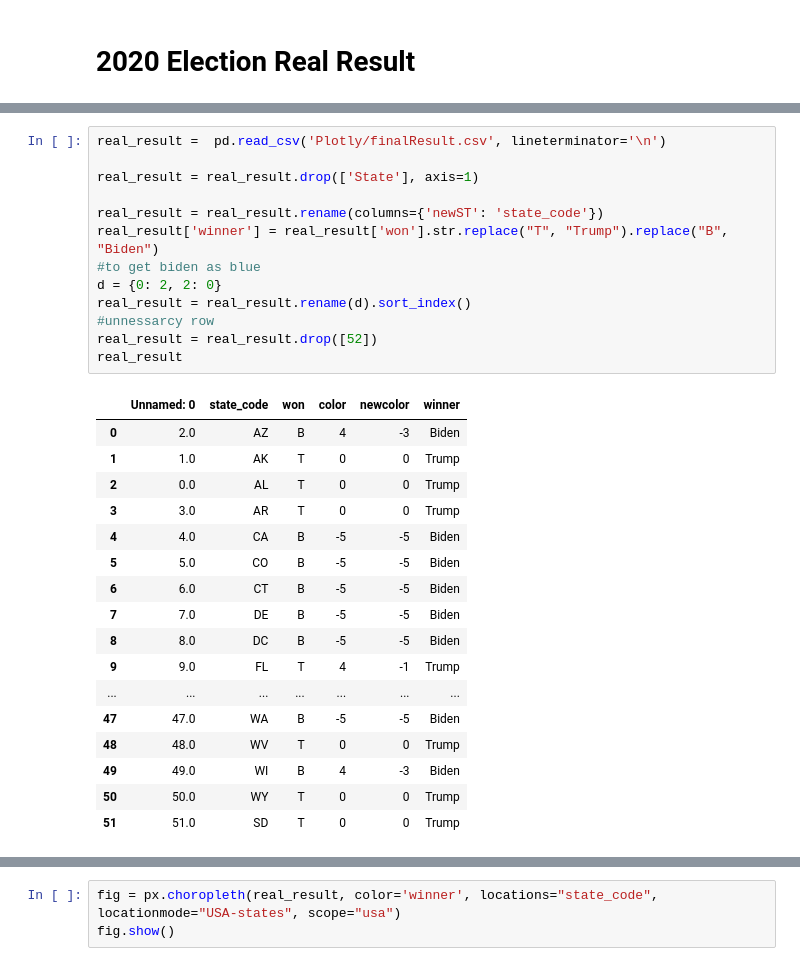
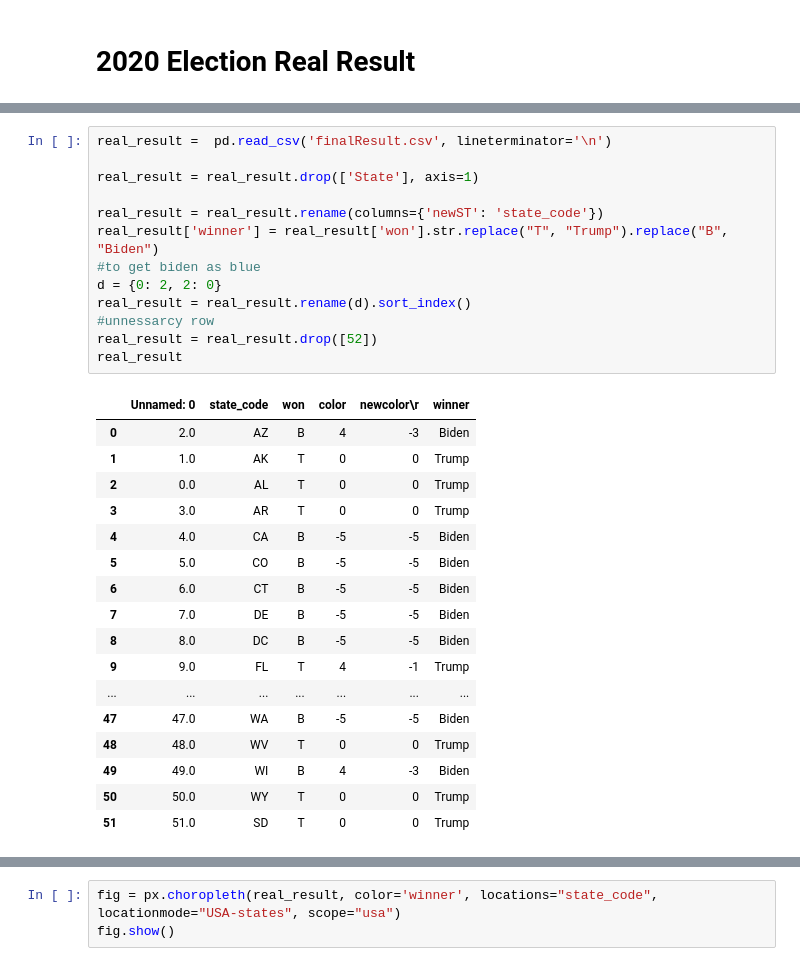
Before and after one commit to LTPrast/Social_web, a Jupyter notebook: Social_Web_12_13.ipynb, the cells around one changed output, grey strips where cells are left out. Cells and saved outputs as stored; diff of their text form.

```diff
--- a/Social_Web_12_13.ipynb
+++ b/Social_Web_12_13.ipynb
@@ -298,18 +358,18 @@ fig.show()
 # %%
-real_result =  pd.read_csv('Plotly/finalResult.csv', lineterminator='\n')
+real_result =  pd.read_csv('finalResult.csv', lineterminator='\n')
 
 real_result = real_result.drop(['State'], axis=1)
 
 real_result = real_result.rename(columns={'newST': 'state_code'})
 real_result['winner'] = real_result['won'].str.replace("T", "Trump").replace("B", "Biden")
 #to get biden as blue
 d = {0: 2, 2: 0}
 real_result = real_result.rename(d).sort_index()
 #unnessarcy row
 real_result = real_result.drop([52])
 real_result
 # %% [output]
-|  | Unnamed: 0 | state_code | won | color | newcolor | winner |
+|  | Unnamed: 0 | state_code | won | color | newcolor\r | winner |
 | 0 | 2.0 | AZ | B | 4 | -3 | Biden |
 | 1 | 1.0 | AK | T | 0 | 0 | Trump |
 | 2 | 0.0 | AL | T | 0 | 0 | Trump |
```
Also changed, not shown: parts of 32 cells of this notebook.
